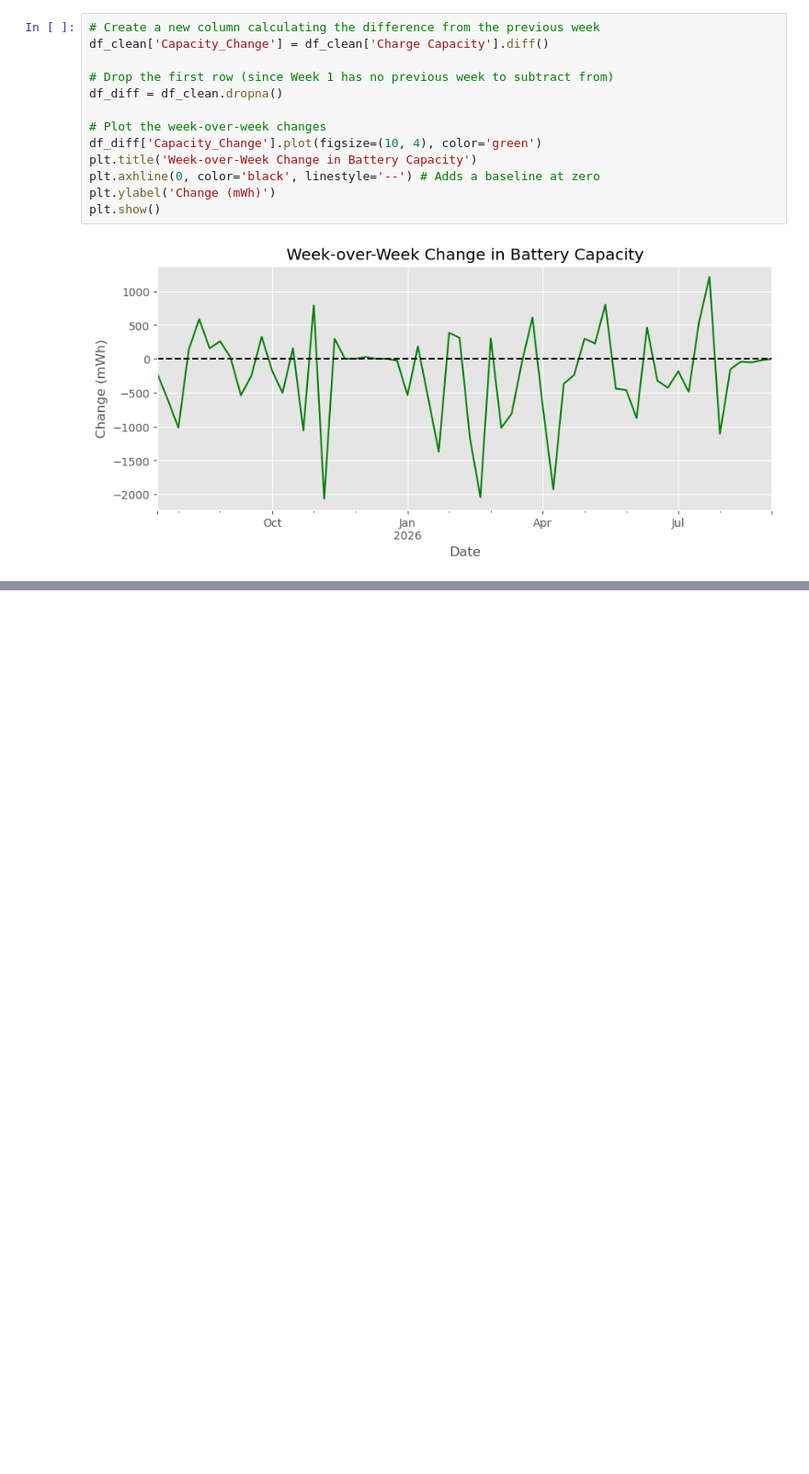
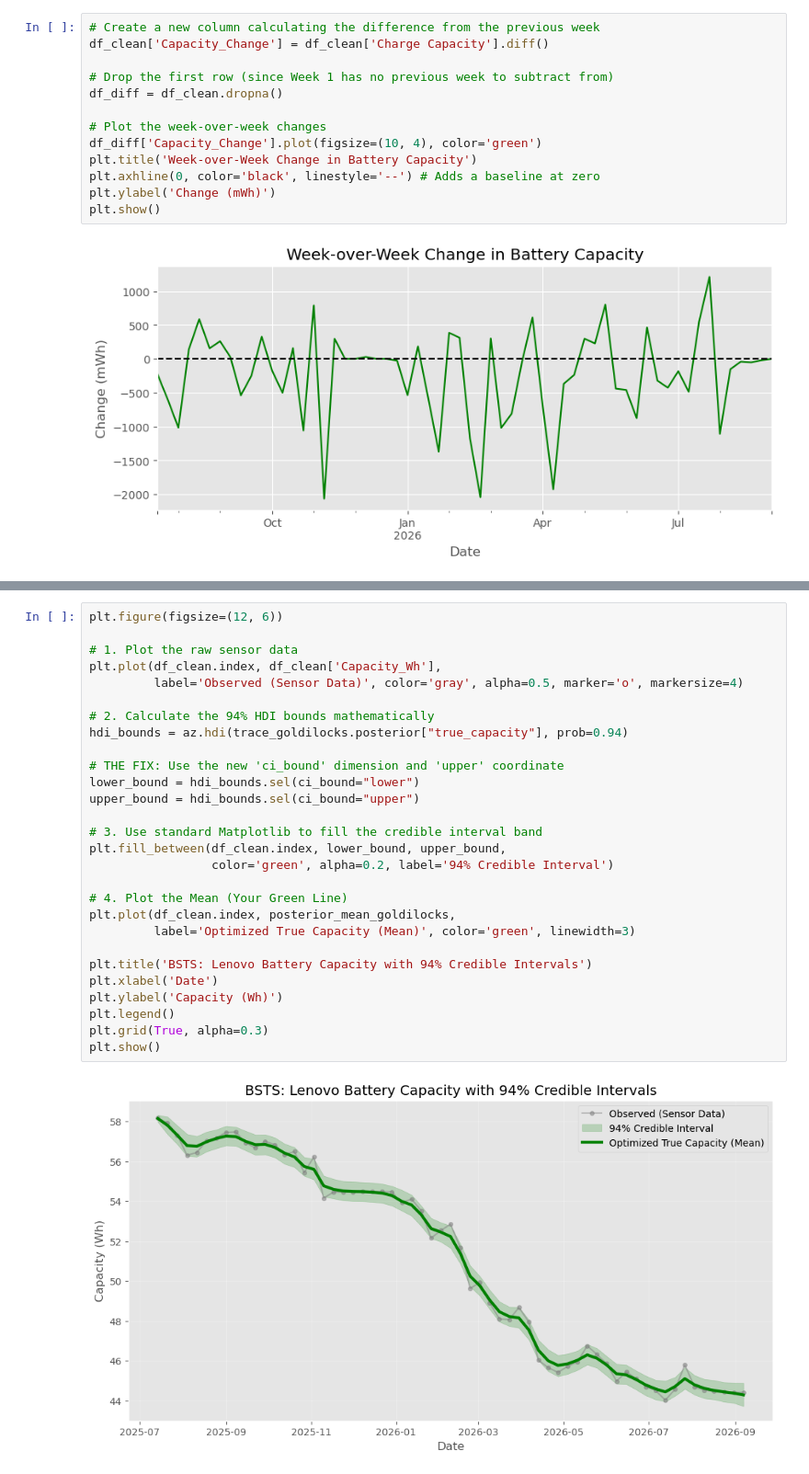
Before and after one commit to Iamkaris/Lenovo-_battery_analysis, a Jupyter notebook: time_series_analysis.ipynb, the cells around one changed output, grey strips where cells are left out. Shown at 92% size. Drawn from its saved outputs; the diff is of its cells as text; blank space fills up the shorter version.

```diff
--- a/time_series_analysis.ipynb
+++ b/time_series_analysis.ipynb
@@ -148,0 +253,30 @@ Warnings:
+# %%
+plt.figure(figsize=(12, 6))
+
+# 1. Plot the raw sensor data
+plt.plot(df_clean.index, df_clean['Capacity_Wh'],
+         label='Observed (Sensor Data)', color='gray', alpha=0.5, marker='o', markersize=4)
+
+# 2. Calculate the 94% HDI bounds mathematically
+hdi_bounds = az.hdi(trace_goldilocks.posterior["true_capacity"], prob=0.94)
+
+# THE FIX: Use the new 'ci_bound' dimension and 'upper' coordinate
+lower_bound = hdi_bounds.sel(ci_bound="lower")
+upper_bound = hdi_bounds.sel(ci_bound="upper")
+
+# 3. Use standard Matplotlib to fill the credible interval band
+plt.fill_between(df_clean.index, lower_bound, upper_bound,
+                 color='green', alpha=0.2, label='94% Credible Interval')
+
+# 4. Plot the Mean (Your Green Line)
+plt.plot(df_clean.index, posterior_mean_goldilocks,
+         label='Optimized True Capacity (Mean)', color='green', linewidth=3)
+
+plt.title('BSTS: Lenovo Battery Capacity with 94% Credible Intervals')
+plt.xlabel('Date')
+plt.ylabel('Capacity (Wh)')
+plt.legend()
+plt.grid(True, alpha=0.3)
+plt.show()
+# %% [output]
+[figure, added]
```
Also changed, not shown: parts of 13 cells of this notebook, 2 other files.
